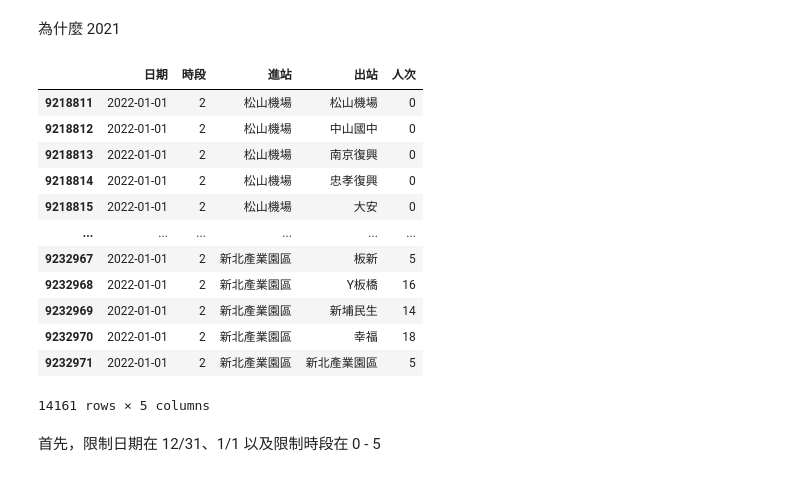
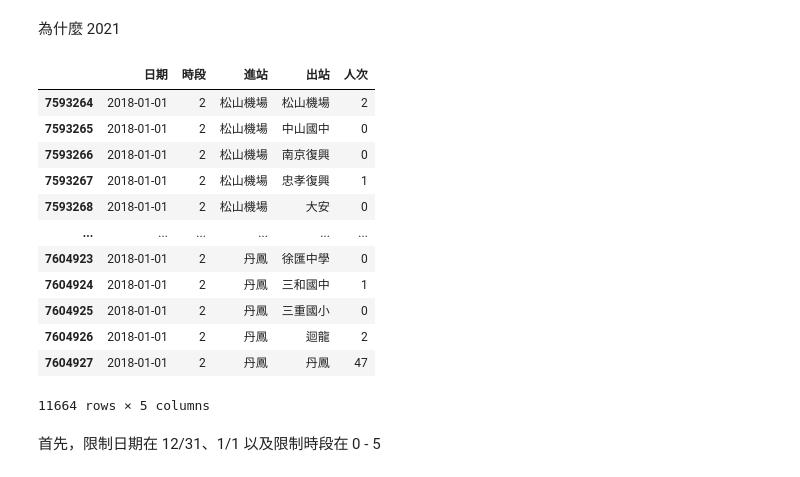
Before and after one commit to eloise-chou/NewYearResolution, a Jupyter notebook: get_MRT_data_with_coord.ipynb, the cells around one changed output. Drawn from its saved outputs; the diff is of its cells as text; code cells hidden in the pictures.

```diff
--- a/get_MRT_data_with_coord.ipynb
+++ b/get_MRT_data_with_coord.ipynb
@@ -6,4 +6,4 @@ import numpy as np
 import plotly.express as px
 from pathlib import Path
 # %%
-MRT_2021 = pd.read_csv('./DATA/MRT_raw_data/202112.csv')
+MRT_2017 = pd.read_csv('./DATA/MRT_raw_data/201712.csv')
@@ -89,19 +73,19 @@ result_df[result_df['時段'] == 1]
 # %% [markdown]
 為什麼 2021
 # %%
-MRT_2021[MRT_2021['時段'] == 2]
+MRT_2017[MRT_2017['時段'] == 2]
 # %% [output]
 |  | 日期 | 時段 | 進站 | 出站 | 人次 |
-| 9218811 | 2022-01-01 | 2 | 松山機場 | 松山機場 | 0 |
-| 9218812 | 2022-01-01 | 2 | 松山機場 | 中山國中 | 0 |
-| 9218813 | 2022-01-01 | 2 | 松山機場 | 南京復興 | 0 |
-| 9218814 | 2022-01-01 | 2 | 松山機場 | 忠孝復興 | 0 |
-| 9218815 | 2022-01-01 | 2 | 松山機場 | 大安 | 0 |
+| 7593264 | 2018-01-01 | 2 | 松山機場 | 松山機場 | 2 |
+| 7593265 | 2018-01-01 | 2 | 松山機場 | 中山國中 | 0 |
+| 7593266 | 2018-01-01 | 2 | 松山機場 | 南京復興 | 0 |
+| 7593267 | 2018-01-01 | 2 | 松山機場 | 忠孝復興 | 1 |
+| 7593268 | 2018-01-01 | 2 | 松山機場 | 大安 | 0 |
 | ... | ... | ... | ... | ... | ... |
-| 9232967 | 2022-01-01 | 2 | 新北產業園區 | 板新 | 5 |
-| 9232968 | 2022-01-01 | 2 | 新北產業園區 | Y板橋 | 16 |
-| 9232969 | 2022-01-01 | 2 | 新北產業園區 | 新埔民生 | 14 |
-| 9232970 | 2022-01-01 | 2 | 新北產業園區 | 幸福 | 18 |
-| 9232971 | 2022-01-01 | 2 | 新北產業園區 | 新北產業園區 | 5 |
+| 7604923 | 2018-01-01 | 2 | 丹鳳 | 徐匯中學 | 0 |
+| 7604924 | 2018-01-01 | 2 | 丹鳳 | 三和國中 | 1 |
+| 7604925 | 2018-01-01 | 2 | 丹鳳 | 三重國小 | 0 |
+| 7604926 | 2018-01-01 | 2 | 丹鳳 | 迴龍 | 2 |
+| 7604927 | 2018-01-01 | 2 | 丹鳳 | 丹鳳 | 47 |
-14161 rows × 5 columns
+11664 rows × 5 columns
 # %%
```
Also changed, not shown: parts of 9 cells of this notebook.
